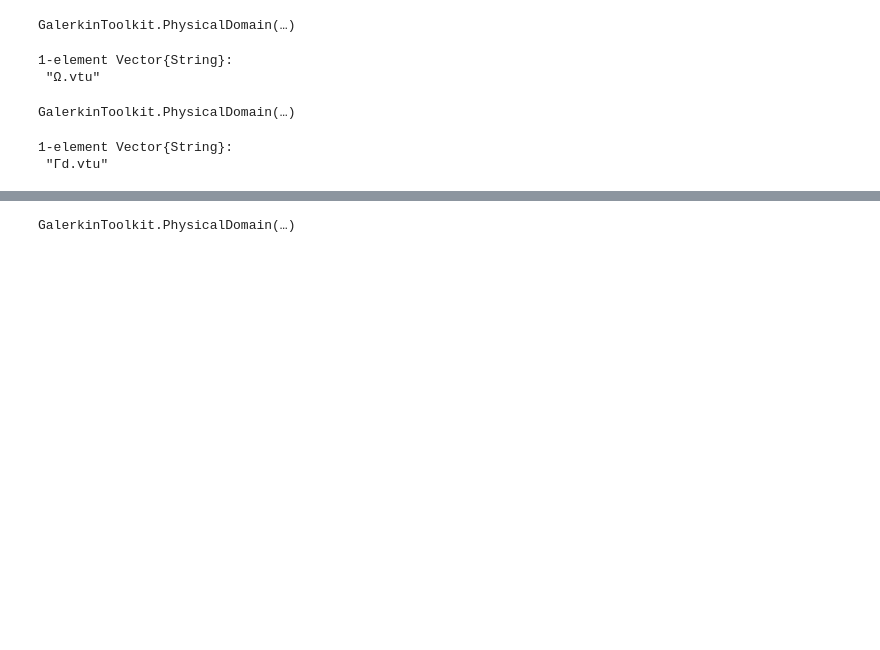
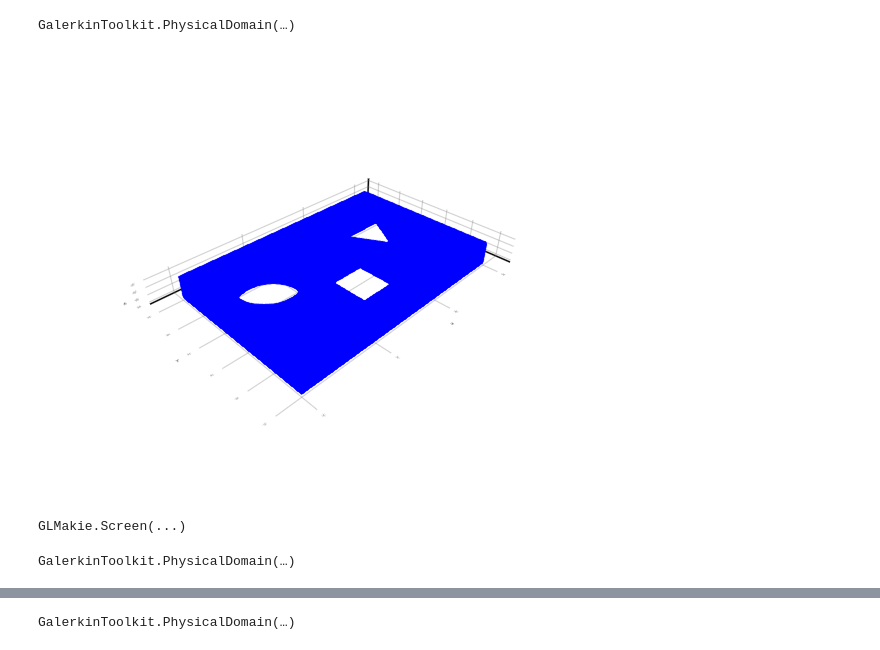
Before and after one commit to GalerkinToolkit/GalerkinToolkit.jl, a Jupyter notebook: notebooks/t001_poisson.ipynb, the cells around one changed output, grey strips where cells are left out. Cells and saved outputs as stored; diff of their text form; code cells hidden in the pictures; blank space fills up the shorter version.

```diff
--- a/notebooks/t001_poisson.ipynb
+++ b/notebooks/t001_poisson.ipynb
@@ -125,14 +128,11 @@ GT.vtk_plot(name::AbstractString,domain::GT.AbstractDomain;kwargs...) = GT.vtk_p
-# %%
-GT.vtk_plot("Ω",Ω)
-# %% [output]
-1-element Vector{String}:
- "Ω.vtu"
+# %%
+plt = GT.plot(Ω)
+fig = Makie.plot(plt;shading=Makie.NoShading,color=:blue)
+display(fig)
+# %% [output]
+[figure, added]
+GLMakie.Screen(...)
 # %%
 Γd = GT.boundary(mesh;physical_names=["sides"])
 # %% [output]
 GalerkinToolkit.PhysicalDomain(…)
-# %%
-GT.vtk_plot("Γd",Γd) do plt end # TODO Maybe remove do plt end
-# %% [output]
-1-element Vector{String}:
- "Γd.vtu"
```
Also changed, not shown: parts of 14 cells of this notebook.
